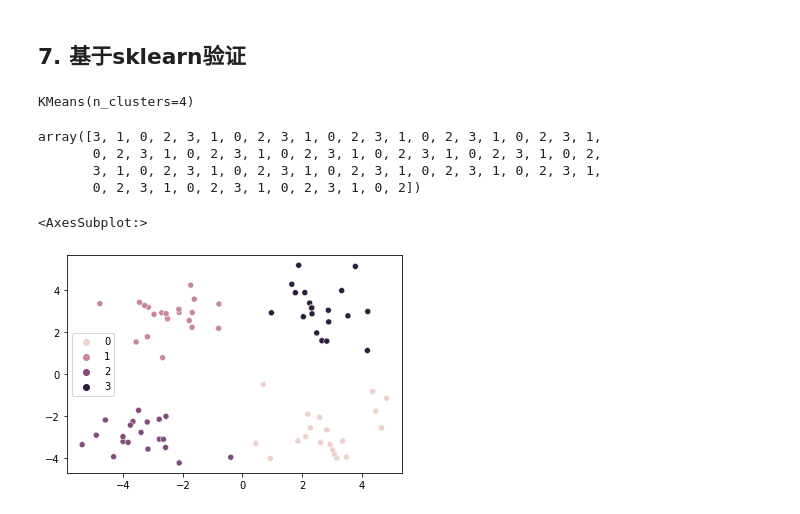
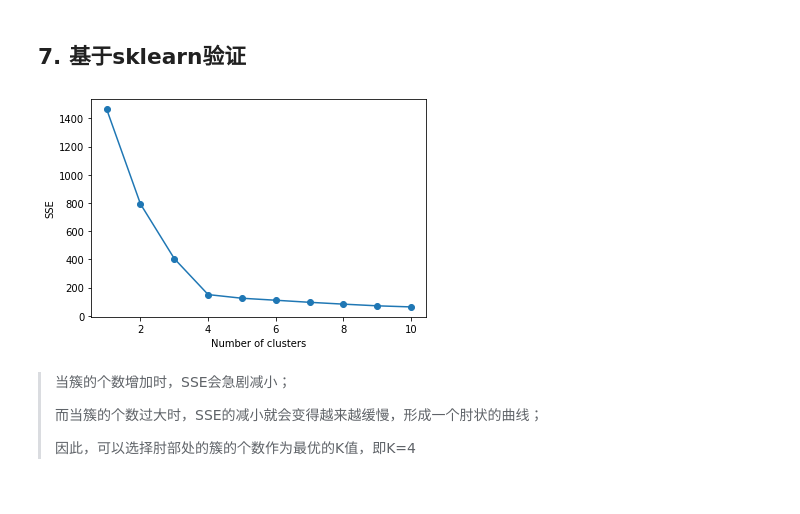
Before and after one commit to XuejiFang/Machine_Learning, a Jupyter notebook: SHU_ML_Basic/Kmeans/Kmeans.ipynb, the cells around one changed output. Saved outputs shown, nothing was run; the diff lists cells and outputs as text; code cells hidden in the pictures.

Commit message:
upgrade kmeans

```diff
--- a/SHU_ML_Basic/Kmeans/Kmeans.ipynb
+++ b/SHU_ML_Basic/Kmeans/Kmeans.ipynb
@@ -317,12 +286,25 @@ from sklearn.cluster import KMeans
+# %%
+SSE = []
+for k in range(1, 11):
+    kmeans = KMeans(n_clusters=k, random_state=0)
+    kmeans.fit(dataMat)
+    SSE.append(kmeans.inertia_)
+# %%
+# 绘制k值与SSE的关系图
+plt.plot(range(1, 11), SSE, marker='o')
+plt.xlabel('Number of clusters')
+plt.ylabel('SSE')
+plt.show()
+# %% [output]
+[figure, added]
+# %% [markdown]
+> 当簇的个数增加时，SSE会急剧减小；
+>
+> 而当簇的个数过大时，SSE的减小就会变得越来越缓慢，形成一个肘状的曲线；
+>
+> 因此，可以选择肘部处的簇的个数作为最优的K值，即K=4
 # %%
-kmeans = KMeans(n_clusters=k)
+# 聚类
+kmeans = KMeans(n_clusters=4)
 kmeans.fit(dataMat)
+y_pred = kmeans.predict(dataMat)
-# %% [output]
-KMeans(n_clusters=4)
-# %%
-kmeans.fit_predict(dataMat)
-# %% [output]
-array([3, 1, 0, 2, 3, 1, 0, 2, 3, 1, 0, 2, 3, 1, 0, 2, 3, 1, 0, 2, 3, 1,
-       0, 2, 3, 1, 0, 2, 3, 1, 0, 2, 3, 1, 0, 2, 3, 1, 0, 2, 3, 1, 0, 2,
-       3, 1, 0, 2, 3, 1, 0, 2, 3, 1, 0, 2, 3, 1, 0, 2, 3, 1, 0, 2, 3, 1,
-       0, 2, 3, 1, 0, 2, 3, 1, 0, 2, 3, 1, 0, 2])
@@ -331,5 +310,0 @@ import seaborn as sns
-# %%
-sns.scatterplot(dataMat[:,0],dataMat[:,1],hue=kmeans.fit_predict(dataMat))
-# %% [output]
-<AxesSubplot:>
-[figure, removed]
```
Also changed, not shown: parts of 19 cells of this notebook.
